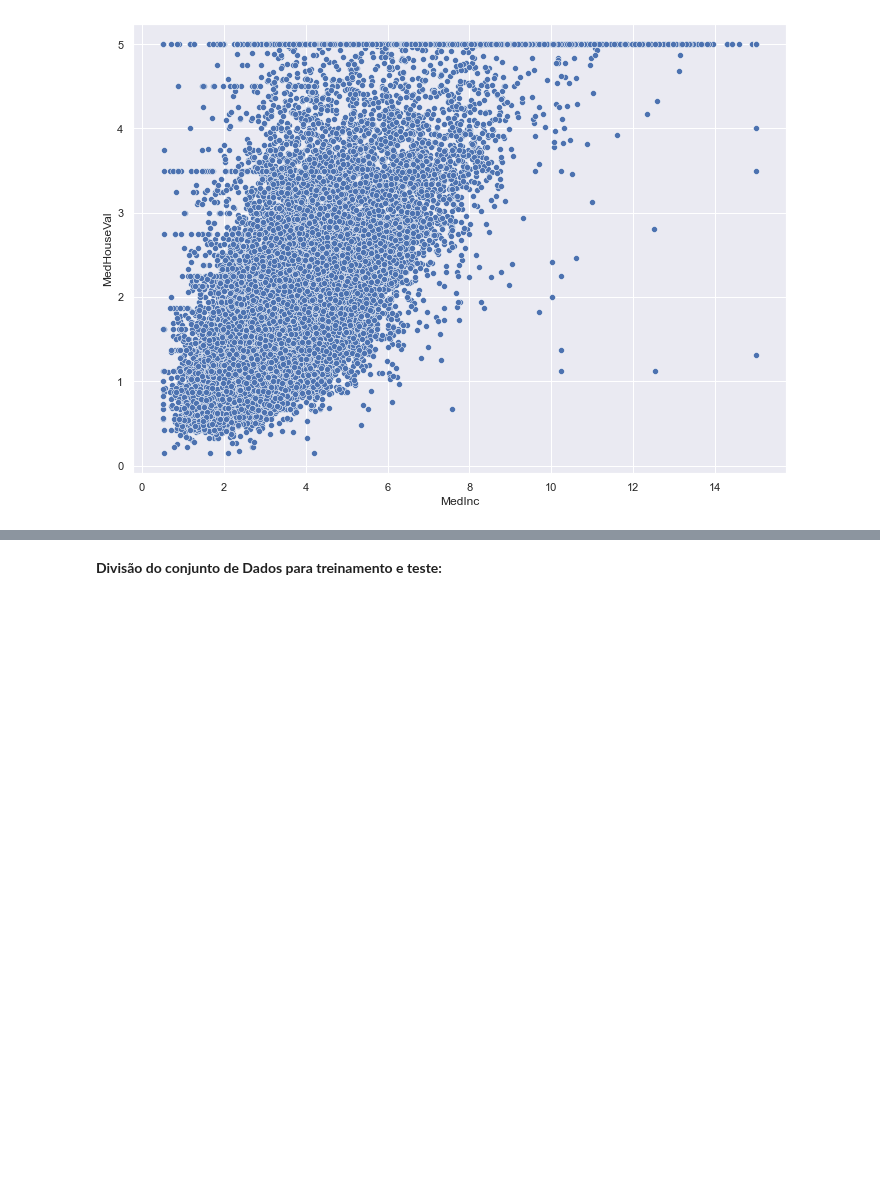
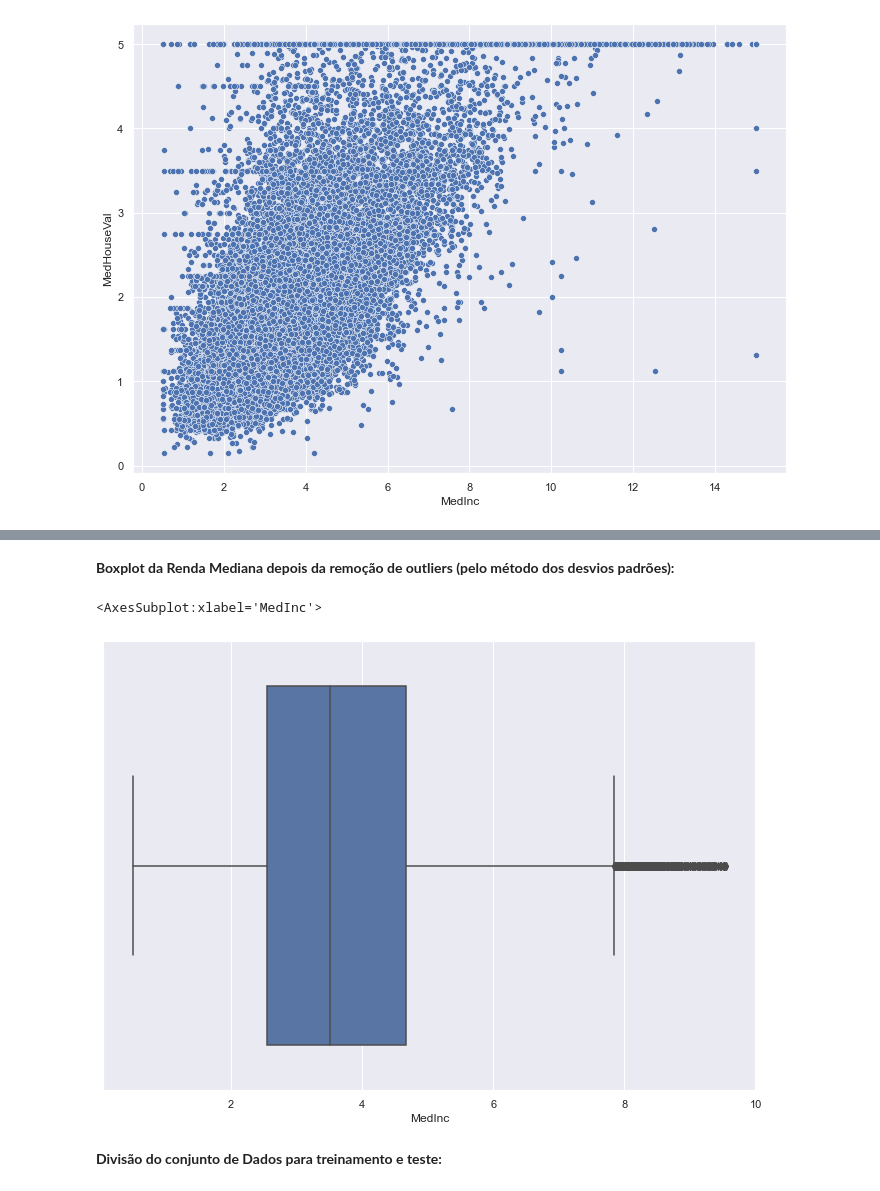
Before and after one commit to gabriellfelix/linear_regressions, a Jupyter notebook: 02. Linear Regression on California Housing Dataset/Linear Regression on California Housing.ipynb, the cells around one changed output, grey strips where cells are left out. Saved outputs shown, nothing was run; the diff lists cells and outputs as text; code cells hidden in the pictures; blank space fills up the shorter version.

```diff
--- a/02. Linear Regression on California Housing Dataset/Linear Regression on California Housing.ipynb
+++ b/02. Linear Regression on California Housing Dataset/Linear Regression on California Housing.ipynb
@@ -156,3 +158,36 @@ ax = sns.scatterplot(x=california["MedInc"], y=california["MedHouseVal"], marker
 # %% [output]
 **Gráfico de Dispersão da Renda Mediana em relação ao Valor Médio das casas:**
 [figure]
+# %%
+# Transformador para remoção de outliers pelo método dos desvios padrões
+
+class OutlierExtractor(TransformerMixin):
+    def __init__(self, threshold=3, columns=None):
+        self.threshold = threshold
+        self.columns = columns
+
+
+    def fit(self, X, y=None):
+        self.outliers_zscore = dict()
+        if self.columns is None:
+            self.columns = X.columns
+
+        for column in self.columns:
+            x = np.asarray(X[column]).reshape(-1,1)
+            std = np.std(x)
+            self.outliers_zscore[column] = (np.abs(cdist(x.mean(axis=0)[np.newaxis], x) / std)[0])
+
+        return self
+
+
+    def transform(self, X):
+        pos_outliers = []
+        pos_outliers = np.array(pos_outliers)
+
+        for column in self.columns:
+            pos_outliers = np.concatenate((np.where(self.outliers_zscore[column] > self.threshold), pos_outliers), axis=None)
+
+        return X.drop(set(pos_outliers), inplace=False)
+# %%
+outlierExtractor = OutlierExtractor(columns=['MedInc'])
+california_new = outlierExtractor.fit_transform(california)
@@ -159,3 +203,12 @@ ax = sns.scatterplot(x=california["MedInc"], y=california["MedHouseVal"], marker
+# %%
+# Exibindo o boxplot da variável MedInc (Renda Mediana) depois da remoção de outliers
+
+display(Markdown("**Boxplot da Renda Mediana depois da remoção de outliers (pelo método dos desvios padrões):**"))
+sns.boxplot(x=california_new["MedInc"], orient='h')
+# %% [output]
+**Boxplot da Renda Mediana depois da remoção de outliers (pelo método dos desvios padrões):**
+<AxesSubplot:xlabel='MedInc'>
+[figure, added]
 # %%
 from sklearn.model_selection import train_test_split
 
```
Also changed, not shown: parts of 10 cells of this notebook.
